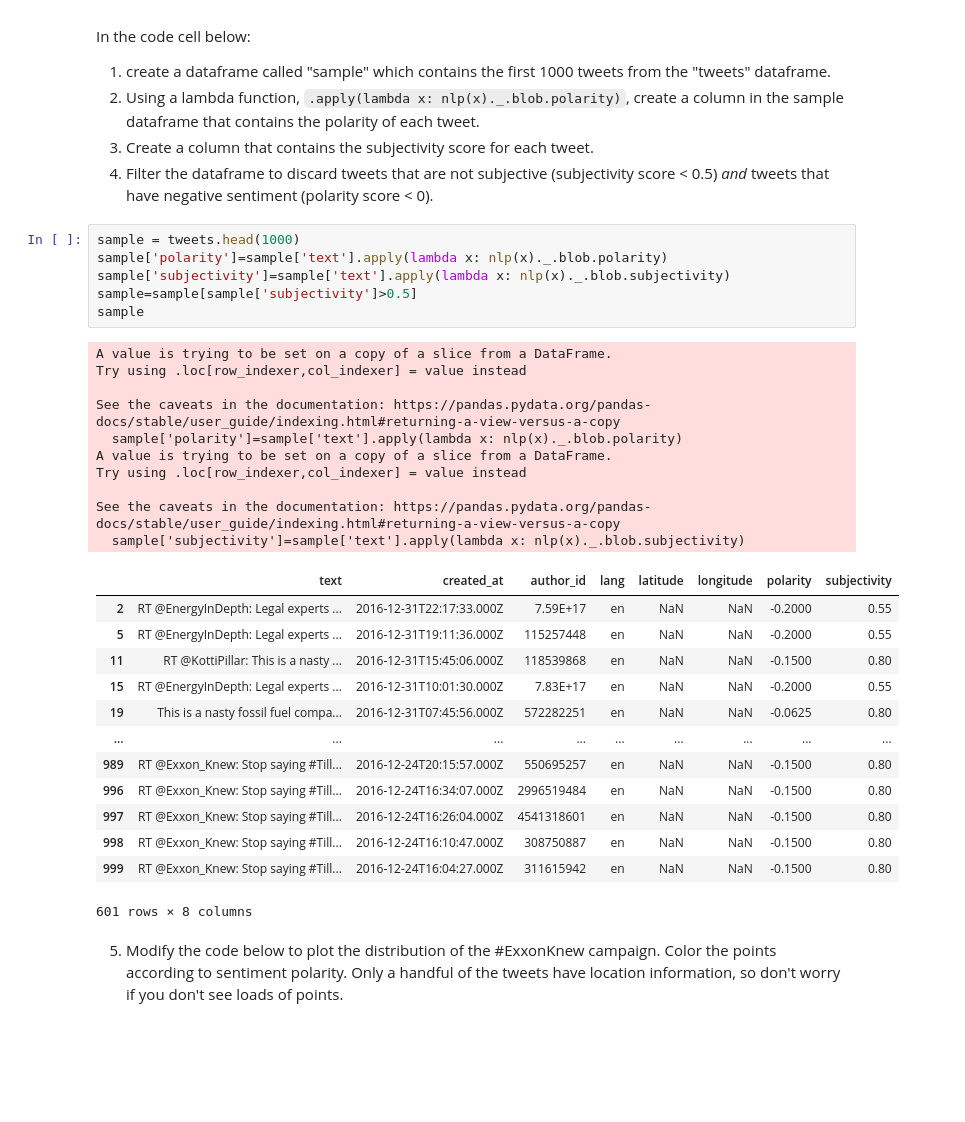
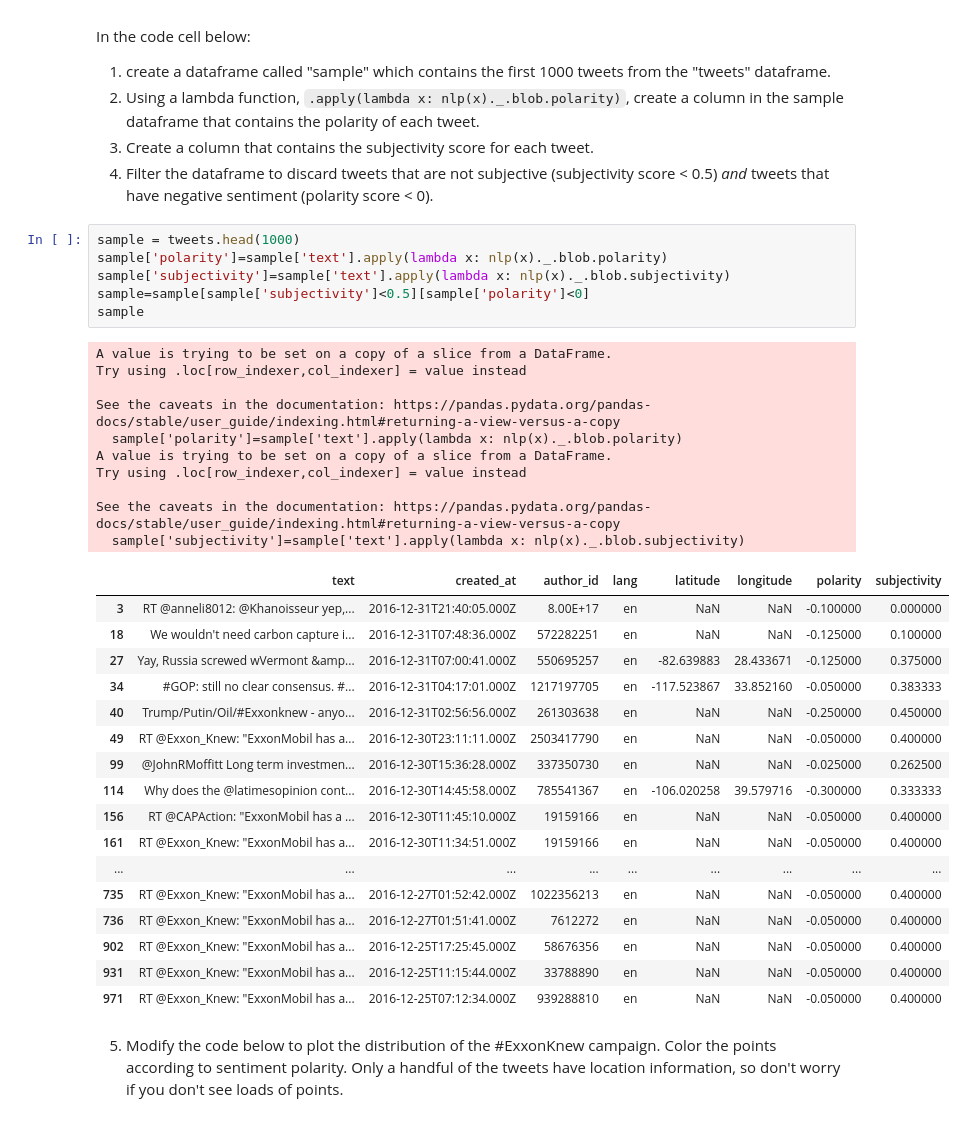
Before and after one commit to JosephMuschialli/QM2, a Jupyter notebook: Final/W04._Natural_Language_Processing_Student_Version.ipynb, the cells around one changed output. Cells and saved outputs as stored; diff of their text form; blank space fills up the shorter version.

```diff
--- a/Final/W04._Natural_Language_Processing_Student_Version.ipynb
+++ b/Final/W04._Natural_Language_Processing_Student_Version.ipynb
@@ -640,33 +640,37 @@ In the code cell below:
 # %%
 sample = tweets.head(1000)
 sample['polarity']=sample['text'].apply(lambda x: nlp(x)._.blob.polarity)
 sample['subjectivity']=sample['text'].apply(lambda x: nlp(x)._.blob.subjectivity)
-sample=sample[sample['subjectivity']>0.5]
+sample=sample[sample['subjectivity']<0.5][sample['polarity']<0]
 sample
 # %% [output]
 A value is trying to be set on a copy of a slice from a DataFrame.
 Try using .loc[row_indexer,col_indexer] = value instead
 
 See the caveats in the documentation: https://pandas.pydata.org/pandas-docs/stable/user_guide/indexing.html#returning-a-view-versus-a-copy
   sample['polarity']=sample['text'].apply(lambda x: nlp(x)._.blob.polarity)
 A value is trying to be set on a copy of a slice from a DataFrame.
 Try using .loc[row_indexer,col_indexer] = value instead
 
 See the caveats in the documentation: https://pandas.pydata.org/pandas-docs/stable/user_guide/indexing.html#returning-a-view-versus-a-copy
   sample['subjectivity']=sample['text'].apply(lambda x: nlp(x)._.blob.subjectivity)
 |  | text | created_at | author_id | lang | latitude | longitude | polarity | subjectivity |
-| 2 | RT @EnergyInDepth: Legal experts ... | 2016-12-31T22:17:33.000Z | 7.59E+17 | en | NaN | NaN | -0.2000 | 0.55 |
-| 5 | RT @EnergyInDepth: Legal experts ... | 2016-12-31T19:11:36.000Z | 115257448 | en | NaN | NaN | -0.2000 | 0.55 |
-| 11 | RT @KottiPillar: This is a nasty ... | 2016-12-31T15:45:06.000Z | 118539868 | en | NaN | NaN | -0.1500 | 0.80 |
-| 15 | RT @EnergyInDepth: Legal experts ... | 2016-12-31T10:01:30.000Z | 7.83E+17 | en | NaN | NaN | -0.2000 | 0.55 |
-| 19 | This is a nasty fossil fuel compa... | 2016-12-31T07:45:56.000Z | 572282251 | en | NaN | NaN | -0.0625 | 0.80 |
+| 3 | RT @anneli8012: @Khanoisseur yep,... | 2016-12-31T21:40:05.000Z | 8.00E+17 | en | NaN | NaN | -0.100000 | 0.000000 |
+| 18 | We wouldn't need carbon capture i... | 2016-12-31T07:48:36.000Z | 572282251 | en | NaN | NaN | -0.125000 | 0.100000 |
+| 27 | Yay, Russia screwed wVermont &amp... | 2016-12-31T07:00:41.000Z | 550695257 | en | -82.639883 | 28.433671 | -0.125000 | 0.375000 |
+| 34 | #GOP: still no clear consensus. #... | 2016-12-31T04:17:01.000Z | 1217197705 | en | -117.523867 | 33.852160 | -0.050000 | 0.383333 |
+| 40 | Trump/Putin/Oil/#Exxonknew - anyo... | 2016-12-31T02:56:56.000Z | 261303638 | en | NaN | NaN | -0.250000 | 0.450000 |
+| 49 | RT @Exxon_Knew: "ExxonMobil has a... | 2016-12-30T23:11:11.000Z | 2503417790 | en | NaN | NaN | -0.050000 | 0.400000 |
+| 99 | @JohnRMoffitt Long term investmen... | 2016-12-30T15:36:28.000Z | 337350730 | en | NaN | NaN | -0.025000 | 0.262500 |
+| 114 | Why does the @latimesopinion cont... | 2016-12-30T14:45:58.000Z | 785541367 | en | -106.020258 | 39.579716 | -0.300000 | 0.333333 |
+| 156 | RT @CAPAction: "ExxonMobil has a ... | 2016-12-30T11:45:10.000Z | 19159166 | en | NaN | NaN | -0.050000 | 0.400000 |
+| 161 | RT @Exxon_Knew: "ExxonMobil has a... | 2016-12-30T11:34:51.000Z | 19159166 | en | NaN | NaN | -0.050000 | 0.400000 |
 | ... | ... | ... | ... | ... | ... | ... | ... | ... |
-| 989 | RT @Exxon_Knew: Stop saying #Till... | 2016-12-24T20:15:57.000Z | 550695257 | en | NaN | NaN | -0.1500 | 0.80 |
-| 996 | RT @Exxon_Knew: Stop saying #Till... | 2016-12-24T16:34:07.000Z | 2996519484 | en | NaN | NaN | -0.1500 | 0.80 |
-| 997 | RT @Exxon_Knew: Stop saying #Till... | 2016-12-24T16:26:04.000Z | 4541318601 | en | NaN | NaN | -0.1500 | 0.80 |
-| 998 | RT @Exxon_Knew: Stop saying #Till... | 2016-12-24T16:10:47.000Z | 308750887 | en | NaN | NaN | -0.1500 | 0.80 |
-| 999 | RT @Exxon_Knew: Stop saying #Till... | 2016-12-24T16:04:27.000Z | 311615942 | en | NaN | NaN | -0.1500 | 0.80 |
+| 735 | RT @Exxon_Knew: "ExxonMobil has a... | 2016-12-27T01:52:42.000Z | 1022356213 | en | NaN | NaN | -0.050000 | 0.400000 |
+| 736 | RT @Exxon_Knew: "ExxonMobil has a... | 2016-12-27T01:51:41.000Z | 7612272 | en | NaN | NaN | -0.050000 | 0.400000 |
+| 902 | RT @Exxon_Knew: "ExxonMobil has a... | 2016-12-25T17:25:45.000Z | 58676356 | en | NaN | NaN | -0.050000 | 0.400000 |
+| 931 | RT @Exxon_Knew: "ExxonMobil has a... | 2016-12-25T11:15:44.000Z | 33788890 | en | NaN | NaN | -0.050000 | 0.400000 |
+| 971 | RT @Exxon_Knew: "ExxonMobil has a... | 2016-12-25T07:12:34.000Z | 939288810 | en | NaN | NaN | -0.050000 | 0.400000 |
-601 rows × 8 columns
 # %% [markdown]
 5. Modify the code below to plot the distribution of the #ExxonKnew campaign. Color the points according to sentiment polarity. Only a handful of the tweets have location information, so don't worry if you don't see loads of points.
 # %%
```
Also changed, not shown: parts of 2 cells of this notebook.
